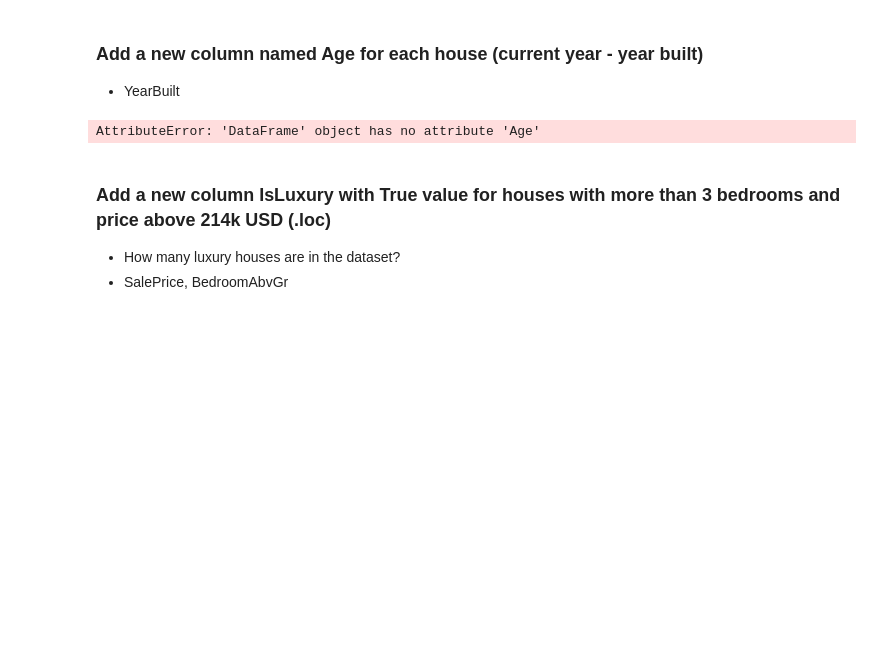
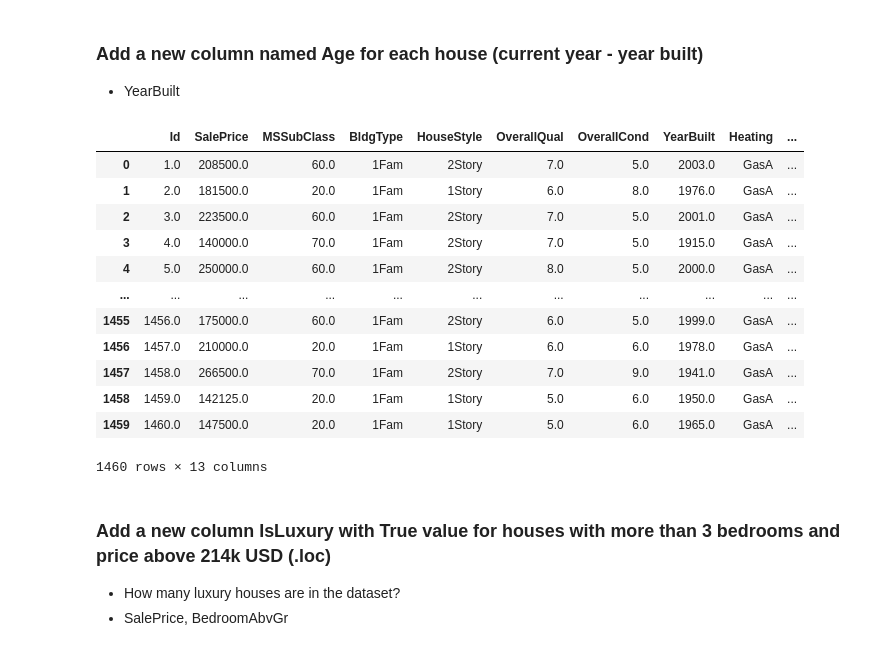
Before and after one commit to deenyse/VSB_ZSU, a Jupyter notebook: fml_01.ipynb, the cells around one changed output. Cells and saved outputs as stored; diff of their text form; code cells hidden in the pictures; blank space fills up the shorter version.

```diff
--- a/fml_01.ipynb
+++ b/fml_01.ipynb
@@ -424,7 +406,21 @@ df.loc["Age"] = (2025 - df['YearBuilt'])
 # %%
-df.Age.describe()
+
+
+# df.Age.describe()
 # %% [output]
+|  | Id | SalePrice | MSSubClass | BldgType | HouseStyle | OverallQual | OverallCond | YearBuilt | Heating | ... |
+| 0 | 1.0 | 208500.0 | 60.0 | 1Fam | 2Story | 7.0 | 5.0 | 2003.0 | GasA | ... |
+| 1 | 2.0 | 181500.0 | 20.0 | 1Fam | 1Story | 6.0 | 8.0 | 1976.0 | GasA | ... |
+| 2 | 3.0 | 223500.0 | 60.0 | 1Fam | 2Story | 7.0 | 5.0 | 2001.0 | GasA | ... |
+| 3 | 4.0 | 140000.0 | 70.0 | 1Fam | 2Story | 7.0 | 5.0 | 1915.0 | GasA | ... |
+| 4 | 5.0 | 250000.0 | 60.0 | 1Fam | 2Story | 8.0 | 5.0 | 2000.0 | GasA | ... |
+| ... | ... | ... | ... | ... | ... | ... | ... | ... | ... | ... |
+| 1455 | 1456.0 | 175000.0 | 60.0 | 1Fam | 2Story | 6.0 | 5.0 | 1999.0 | GasA | ... |
+| 1456 | 1457.0 | 210000.0 | 20.0 | 1Fam | 1Story | 6.0 | 6.0 | 1978.0 | GasA | ... |
+| 1457 | 1458.0 | 266500.0 | 70.0 | 1Fam | 2Story | 7.0 | 9.0 | 1941.0 | GasA | ... |
+| 1458 | 1459.0 | 142125.0 | 20.0 | 1Fam | 1Story | 5.0 | 6.0 | 1950.0 | GasA | ... |
+| 1459 | 1460.0 | 147500.0 | 20.0 | 1Fam | 1Story | 5.0 | 6.0 | 1965.0 | GasA | ... |
-AttributeError: 'DataFrame' object has no attribute 'Age'
+1460 rows × 13 columns
 # %% [markdown]
 ### Add a new column IsLuxury with True value for houses with more than 3 bedrooms and price above 214k USD (.loc)
 - How many luxury houses are in the dataset?
```
Also changed, not shown: parts of 7 cells of this notebook.
